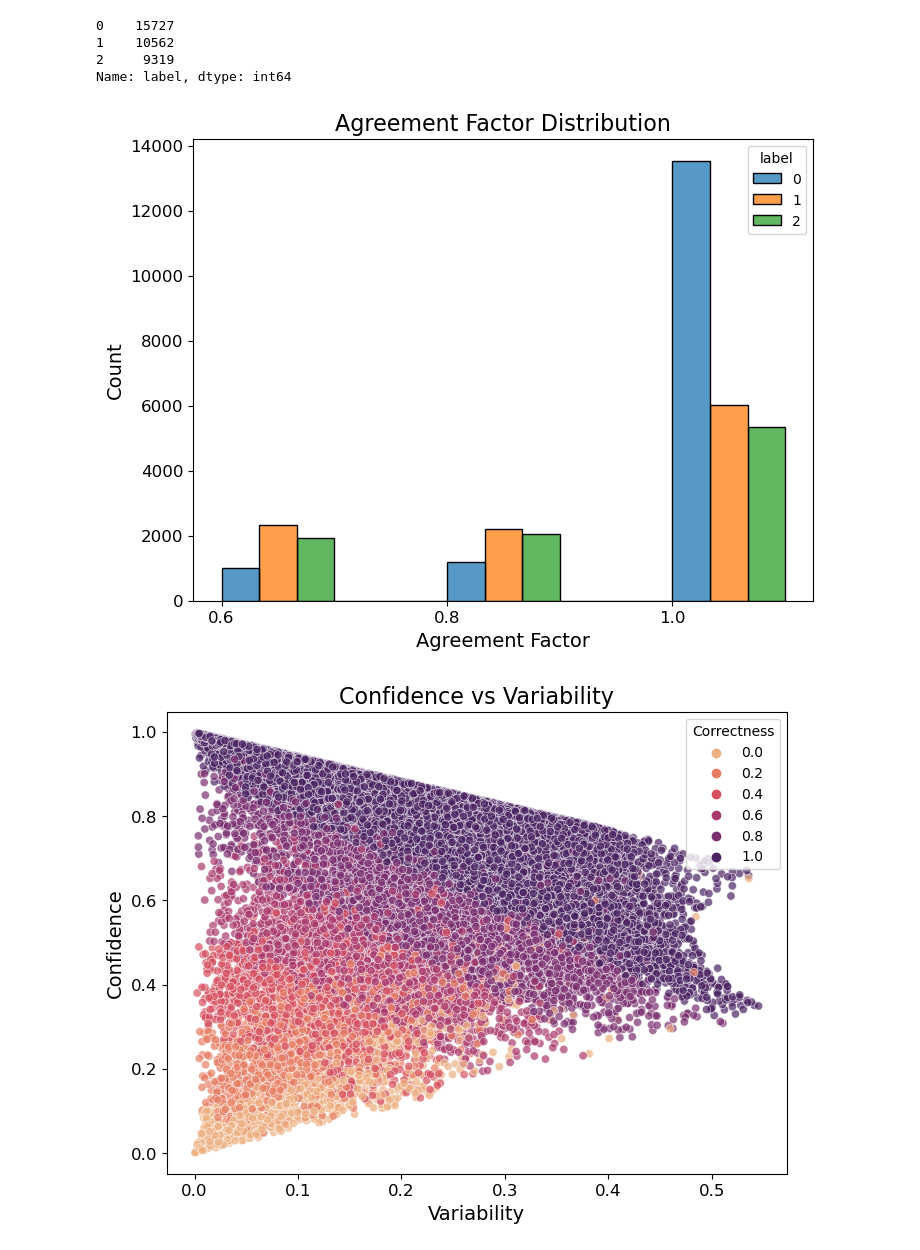
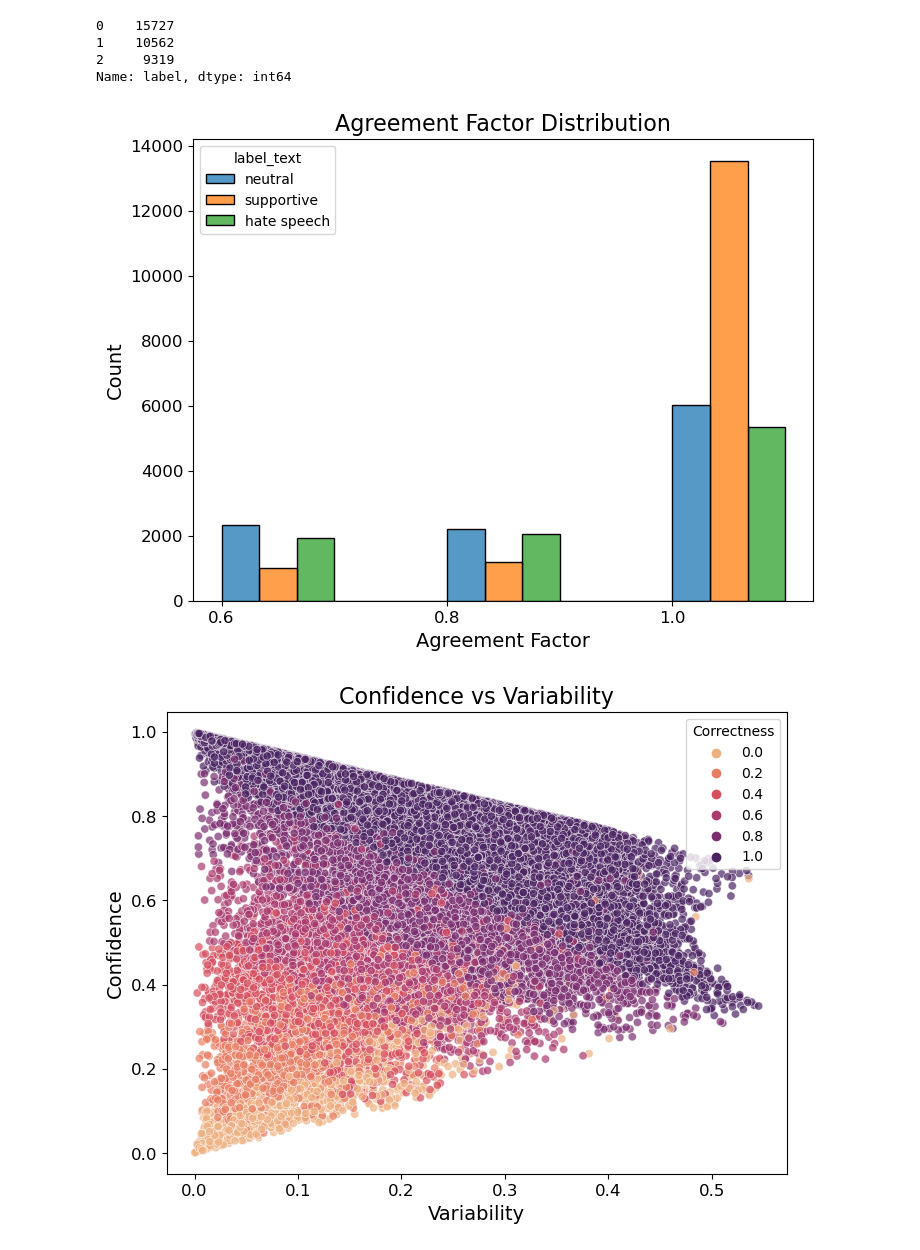
Before and after one commit to abhishekanand1710/noise-and-bias, a Jupyter notebook: dataset-cartography/measuring-hate-speech/cartography_plotting.ipynb, the cells around one changed output. Saved outputs shown, nothing was run; the diff lists cells and outputs as text; code cells hidden in the pictures.

```diff
--- a/dataset-cartography/measuring-hate-speech/cartography_plotting.ipynb
+++ b/dataset-cartography/measuring-hate-speech/cartography_plotting.ipynb
@@ -129,17 +129,17 @@ cartography_df['label'].value_counts()
 Name: label, dtype: int64
 # %%
 plt.figure(figsize=(8, 6))
-ax = sns.histplot(data=cartography_df, x="agreement_factor_rd", hue='label', palette='tab10', multiple='dodge', binwidth=0.1)
+ax = sns.histplot(data=cartography_df, x="agreement_factor_rd", hue='label_text', palette='tab10', multiple='dodge', binwidth=0.1)
 
 plt.title("Agreement Factor Distribution", fontsize=16)
 plt.gca().set_xlabel(str(plt.gca().get_xlabel()).capitalize(), fontsize=14)
 plt.gca().set_ylabel(str(plt.gca().get_ylabel()).capitalize(), fontsize=14)
 plt.gca().set_xlabel('Agreement Factor', fontsize=14)
 plt.xticks([0.6, 0.8, 1.0], fontsize=12)
 plt.yticks(fontsize=12)
 plt.savefig("./plots/agr_factor_hist.png", dpi=600, bbox_inches='tight')
 # %% [output]
-[figure, old version]
+[figure, new version]
 # %%
 plt.figure(figsize=(8, 6))
 sns.scatterplot(data=cartography_df, x="variability", y="confidence", hue='correctness', palette='flare', alpha=0.7)
```
Also changed, not shown: parts of 1 cell of this notebook, 10 other files.
